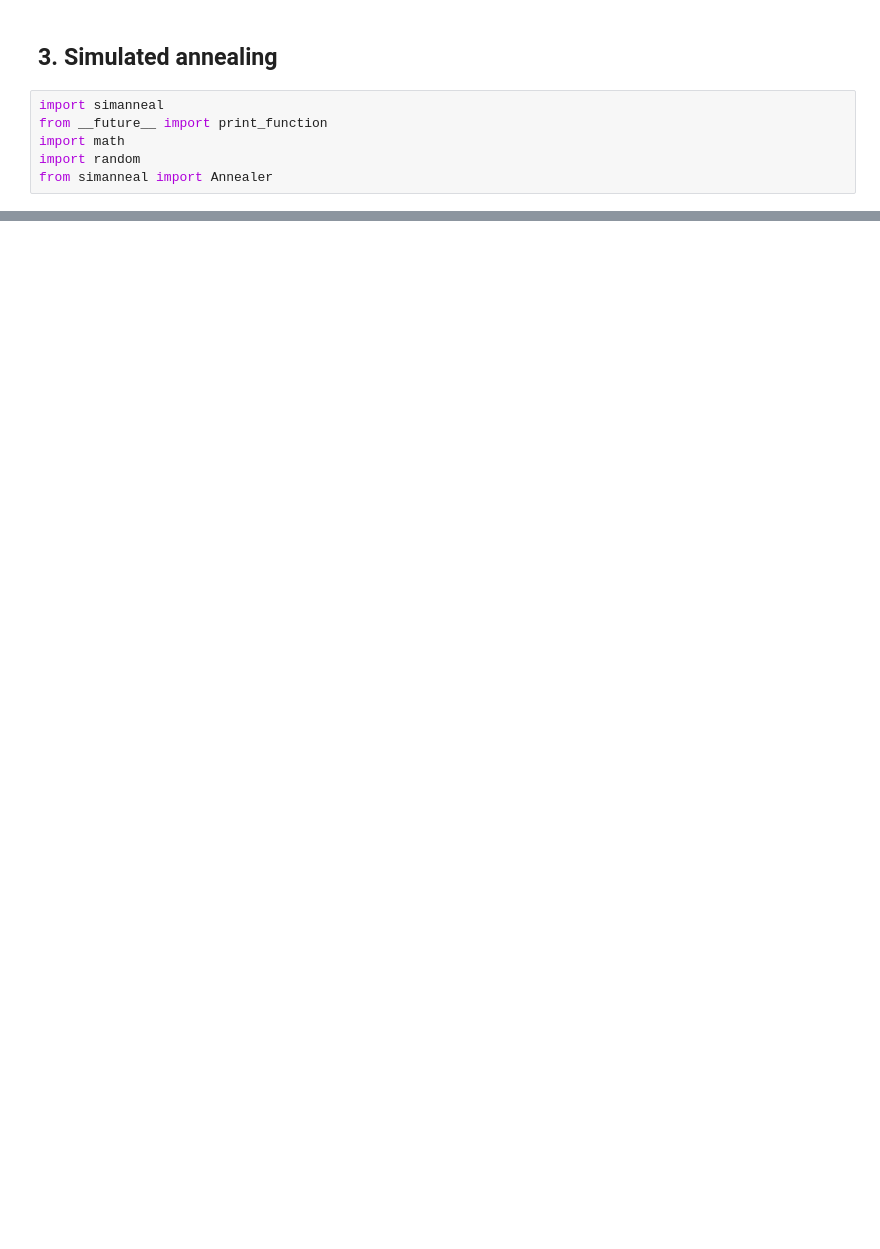
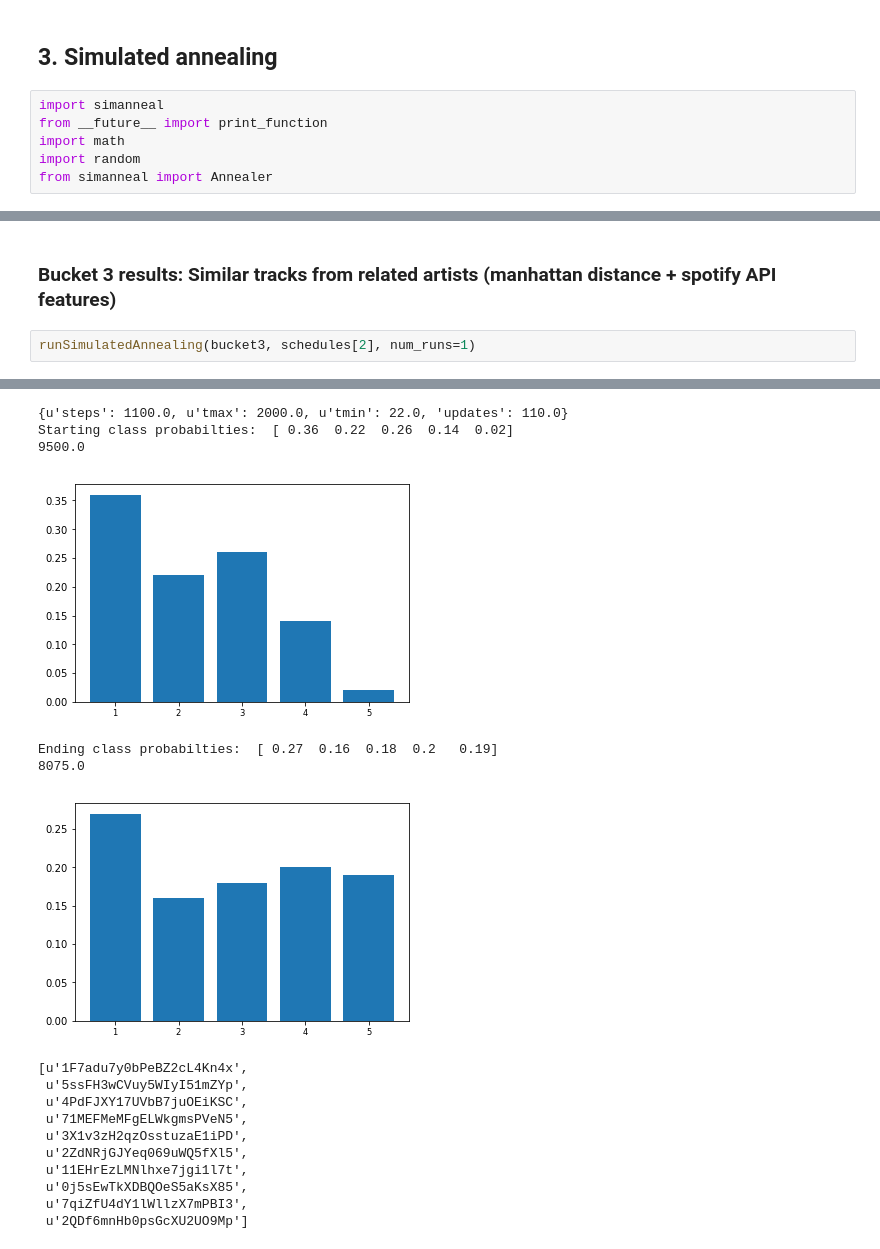
Before and after one commit to spotify-iacs/capstone, a Jupyter notebook: playlist_generation.ipynb, the cells around one changed output, grey strips where cells are left out. Saved outputs shown, nothing was run; the diff lists cells and outputs as text; blank space fills up the shorter version.

```diff
--- a/playlist_generation.ipynb
+++ b/playlist_generation.ipynb
@@ -895,0 +941,5 @@ if __name__ == '__main__':
+# %% [markdown]
+### Bucket 3 results: Similar tracks from related artists (manhattan distance + spotify API features)
+# %%
+runSimulatedAnnealing(bucket3, schedules[2], num_runs=1)
+# %% [output]
@@ -895,0 +948,17 @@ if __name__ == '__main__':
+{u'steps': 1100.0, u'tmax': 2000.0, u'tmin': 22.0, 'updates': 110.0}
+Starting class probabilties:  [ 0.36  0.22  0.26  0.14  0.02]
+9500.0
+[figure, added]
+Ending class probabilties:  [ 0.27  0.16  0.18  0.2   0.19]
+8075.0
+[figure, added]
+[u'1F7adu7y0bPeBZ2cL4Kn4x',
+ u'5ssFH3wCVuy5WIyI51mZYp',
+ u'4PdFJXY17UVbB7juOEiKSC',
+ u'71MEFMeMFgELWkgmsPVeN5',
+ u'3X1v3zH2qzOsstuzaE1iPD',
+ u'2ZdNRjGJYeq069uWQ5fXl5',
+ u'11EHrEzLMNlhxe7jgi1l7t',
+ u'0j5sEwTkXDBQOeS5aKsX85',
+ u'7qiZfU4dY1lWllzX7mPBI3',
+ u'2QDf6mnHb0psGcXU2UO9Mp']
```
Also changed, not shown: parts of 110 cells of this notebook.
